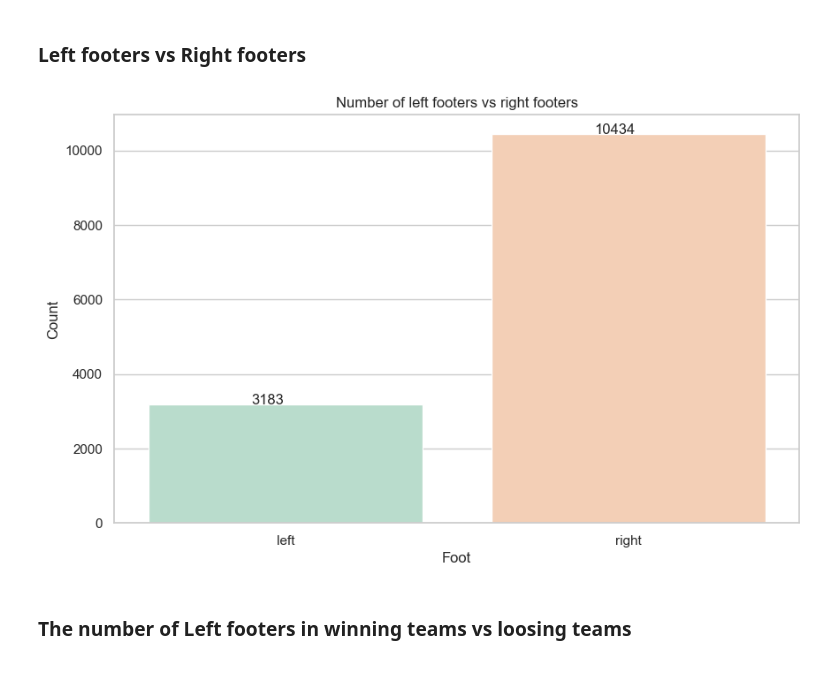
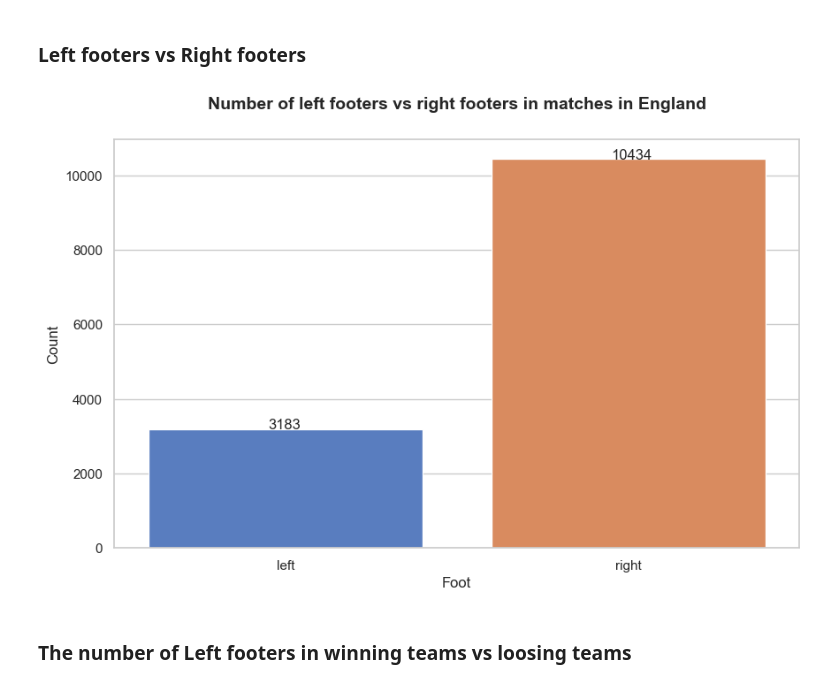
Before and after one commit to dilancroos/data_science_project, a Jupyter notebook: main.ipynb, the cells around one changed output. Drawn from its saved outputs; the diff is of its cells as text; code cells hidden in the pictures.

```diff
--- a/main.ipynb
+++ b/main.ipynb
@@ -14,6 +48,6 @@ from collections import Counter
 # %%
 # read the json file
-data = get_DataFrame('matches/matches_england.json')
+data = get_DataFrame(f'matches/{givenFile}.json')
 
 print(f"{len(data)} Matches")
 # %% [output]
@@ -469,6 +503,8 @@ Index(['status', 'roundId', 'gameweek', 'seasonId', 'dateutc', 'winner',
        'currentNationalTeamId', 'birthArea.name'],
       dtype='object')
 # %%
+if 'groupName' in match_team_ply_dply_df.columns:
+    match_team_ply_dply_df.drop(['groupName'], axis=1, inplace=True)
 m_t_p_dp_changed = match_team_ply_dply_df.drop(['status','winner', 'roundId', 'seasonId', 'dateutc', 'venue', 'matchId', 'label', 'competitionId', 'coachId', 'teamId', 'officialName', 'playerId', 'firstName', 'lastName', 'role', 'birthDate', 'currentNationalTeamId', 'birthArea.name','teamId_PlyinData'], axis=1)
 print(m_t_p_dp_changed.columns)
 
@@ -490,9 +526,12 @@ m_t_p_dp_changed['foot'] = m_t_p_dp_changed['foot'].replace('left', 0)
 m_t_p_dp_changed['foot'] = m_t_p_dp_changed['foot'].replace('right', 1)
 m_t_p_dp_changed['foot'] = m_t_p_dp_changed['foot'].replace('both', 2)
 
+# chage null to np.nan
+m_t_p_dp_changed = m_t_p_dp_changed.replace('null', np.nan)
+
 print(m_t_p_dp_changed.dtypes)
 print(m_t_p_dp_changed.describe().T)
-m_t_p_dp_changed.head()
+m_t_p_dp_changed.sort_values(by='goals',ascending=False ).head()
 # %% [output]
 Index(['gameweek', 'duration', 'scoreET', 'side', 'score', 'scoreP', 'scoreHT',
        'winner_bool', 'formation', 'ownGoals', 'redCards', 'goals',
@@ -557,19 +597,19 @@ plt.show()
 # %%
 left_footers = len(m_t_p_dp_changed[m_t_p_dp_changed['foot'] == 0])
 right_footers = len(m_t_p_dp_changed[m_t_p_dp_changed['foot'] == 1])
 
 foot_df = pd.DataFrame({'foot': ['left', 'right'], 'count': [left_footers, right_footers]})
 
 plt.figure(figsize=(10, 6))
-sns.barplot(x='foot', y='count', data=foot_df, palette='Pastel2', hue='foot', legend=False)
+sns.barplot(x='foot', y='count', data=foot_df, palette='muted', hue='foot', legend=False)
 for i, v in enumerate([left_footers, right_footers]):
-    plt.text(i - 0.1, v + 0.5, str(v))
-plt.title('Number of left footers vs right footers')
+    plt.text(i - 0.05, v + 0.5, str(v))
+plt.title(f'Number of left footers vs right footers in {fileName}', fontsize=14, fontweight='bold', pad=25)
 plt.xlabel('Foot')
 plt.ylabel('Count')
 plt.show()
 # %% [output]
-[figure, old version]
+[figure, new version]
 # %% [markdown]
 ### The number of Left footers in winning teams vs loosing teams
 # %%
```
Also changed, not shown: parts of 76 cells of this notebook, 1 other file.
